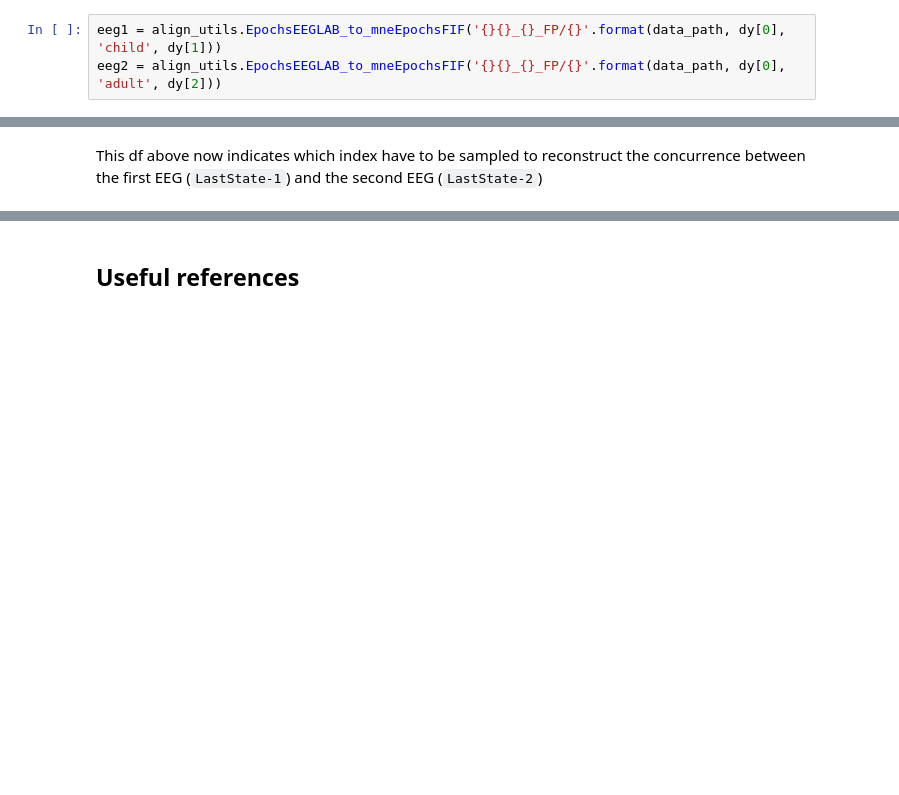
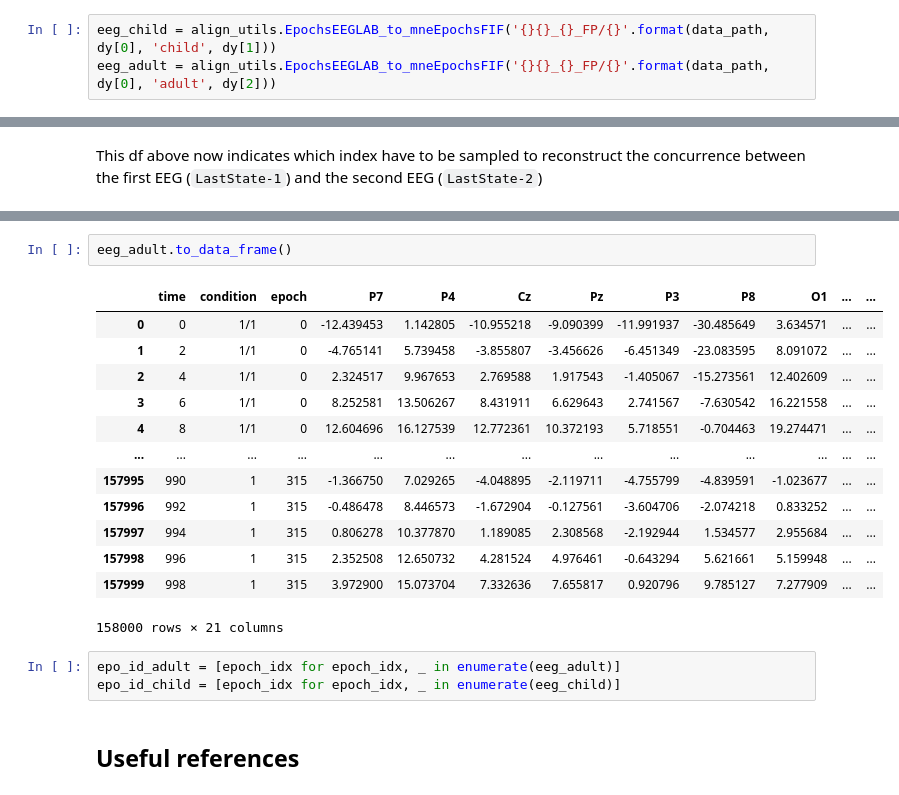
Before and after one commit to FranckPrts/FINS-Codes, a Jupyter notebook: realigne-eeg-streams.ipynb, the cells around one changed output, grey strips where cells are left out. Drawn from its saved outputs; the diff is of its cells as text; blank space fills up the shorter version.

Commit message:
work on finding original epoch ID from a dyad's eeg

```diff
--- a/realigne-eeg-streams.ipynb
+++ b/realigne-eeg-streams.ipynb
@@ -49,6 +49,6 @@ dyad = [x for x in files_to_process]
 dy = dyad[0]
 data_path = '../FINS-data/'
 # %%
-eeg1 = align_utils.EpochsEEGLAB_to_mneEpochsFIF('{}{}_{}_FP/{}'.format(data_path, dy[0], 'child', dy[1]))
-eeg2 = align_utils.EpochsEEGLAB_to_mneEpochsFIF('{}{}_{}_FP/{}'.format(data_path, dy[0], 'adult', dy[2]))
+eeg_child = align_utils.EpochsEEGLAB_to_mneEpochsFIF('{}{}_{}_FP/{}'.format(data_path, dy[0], 'child', dy[1]))
+eeg_adult = align_utils.EpochsEEGLAB_to_mneEpochsFIF('{}{}_{}_FP/{}'.format(data_path, dy[0], 'adult', dy[2]))
 # %% [output]
@@ -387,3 +421,22 @@ This df above now indicates which index have to be sampled to reconstruct the co
+# %%
+eeg_adult.to_data_frame()
+# %% [output]
+|  | time | condition | epoch | P7 | P4 | Cz | Pz | P3 | P8 | O1 | ... | ... |
+| 0 | 0 | 1/1 | 0 | -12.439453 | 1.142805 | -10.955218 | -9.090399 | -11.991937 | -30.485649 | 3.634571 | ... | ... |
+| 1 | 2 | 1/1 | 0 | -4.765141 | 5.739458 | -3.855807 | -3.456626 | -6.451349 | -23.083595 | 8.091072 | ... | ... |
+| 2 | 4 | 1/1 | 0 | 2.324517 | 9.967653 | 2.769588 | 1.917543 | -1.405067 | -15.273561 | 12.402609 | ... | ... |
+| 3 | 6 | 1/1 | 0 | 8.252581 | 13.506267 | 8.431911 | 6.629643 | 2.741567 | -7.630542 | 16.221558 | ... | ... |
+| 4 | 8 | 1/1 | 0 | 12.604696 | 16.127539 | 12.772361 | 10.372193 | 5.718551 | -0.704463 | 19.274471 | ... | ... |
+| ... | ... | ... | ... | ... | ... | ... | ... | ... | ... | ... | ... | ... |
+| 157995 | 990 | 1 | 315 | -1.366750 | 7.029265 | -4.048895 | -2.119711 | -4.755799 | -4.839591 | -1.023677 | ... | ... |
+| 157996 | 992 | 1 | 315 | -0.486478 | 8.446573 | -1.672904 | -0.127561 | -3.604706 | -2.074218 | 0.833252 | ... | ... |
+| 157997 | 994 | 1 | 315 | 0.806278 | 10.377870 | 1.189085 | 2.308568 | -2.192944 | 1.534577 | 2.955684 | ... | ... |
+| 157998 | 996 | 1 | 315 | 2.352508 | 12.650732 | 4.281524 | 4.976461 | -0.643294 | 5.621661 | 5.159948 | ... | ... |
+| 157999 | 998 | 1 | 315 | 3.972900 | 15.073704 | 7.332636 | 7.655817 | 0.920796 | 9.785127 | 7.277909 | ... | ... |
+158000 rows × 21 columns
+# %%
+epo_id_adult = [epoch_idx for epoch_idx, _ in enumerate(eeg_adult)]
+epo_id_child = [epoch_idx for epoch_idx, _ in enumerate(eeg_child)]
 # %% [markdown]
 ## Useful references
 # %% [markdown]
```
Also changed, not shown: parts of 8 cells of this notebook.
